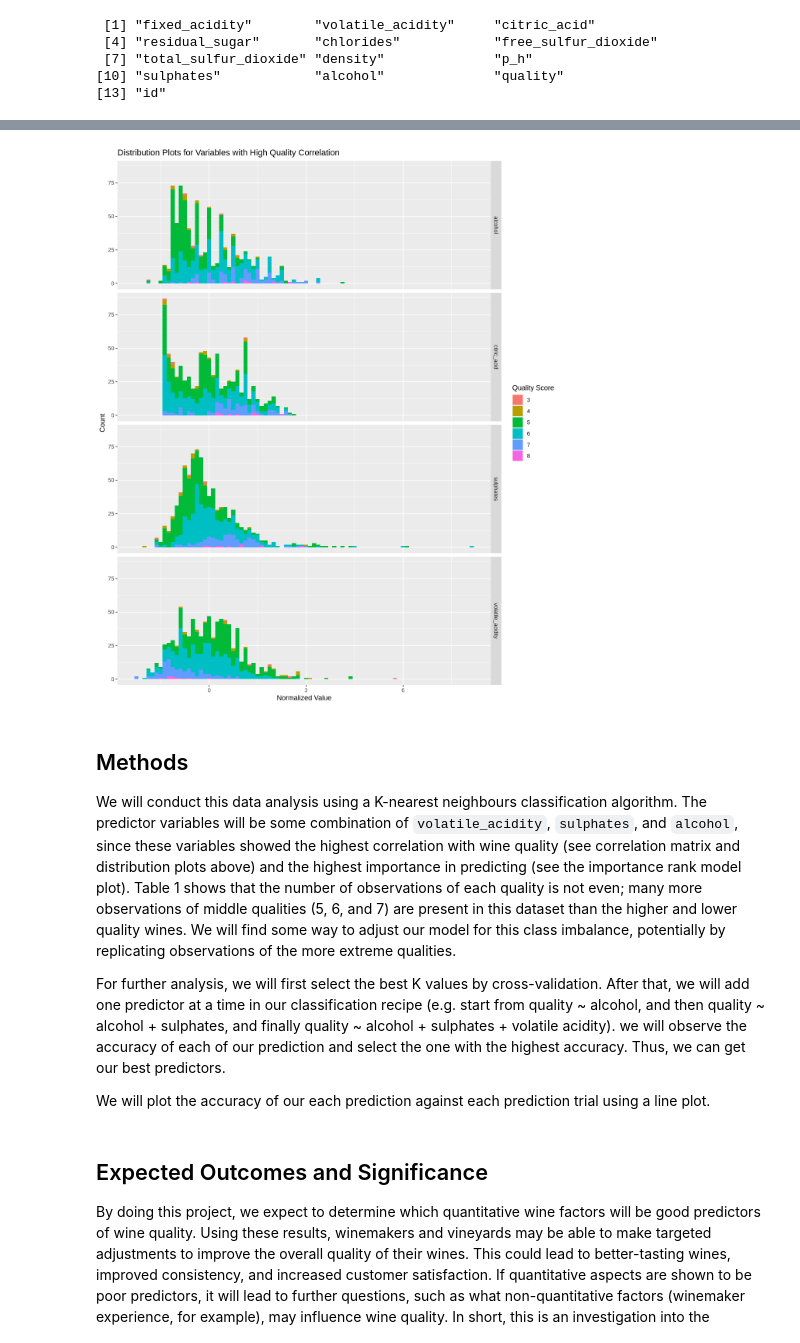
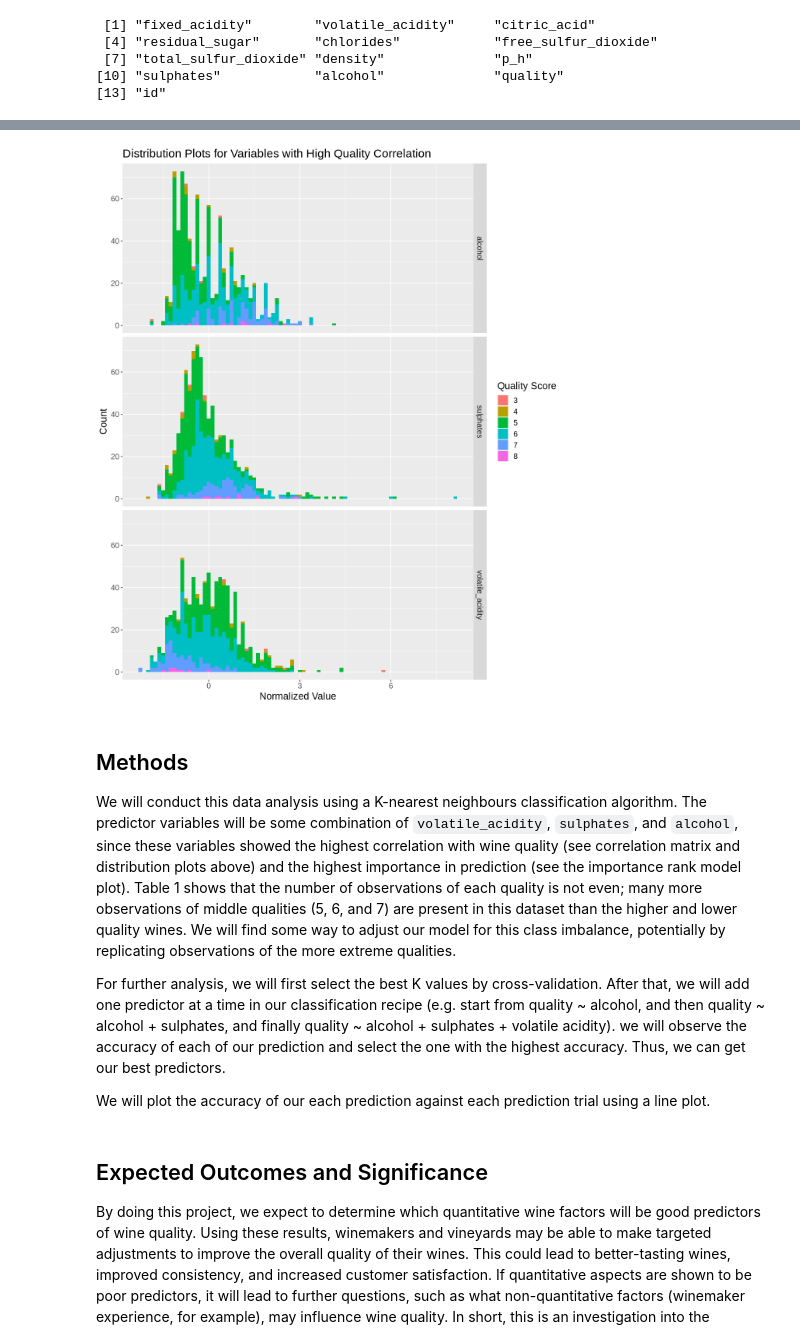
Before and after one commit to MostLeVert/goup01dsci100, a Jupyter notebook: Project_proposal.ipynb, the cells around one changed output, grey strips where cells are left out. Cells and saved outputs as stored; diff of their text form; code cells hidden in the pictures.

```diff
--- a/Project_proposal.ipynb
+++ b/Project_proposal.ipynb
@@ -138,27 +141,28 @@ varImpPlot(Importance_rank_model)
 # %%
-# Create a distribution plot for the variables with larger correlations with quality from the correlation plot above
+# Create a distribution plot for the variables that are most relevant to wine quality based on the two plots above.
 options(repr.plot.height = 12, repr.plot.width = 10)
 qual_id_df <- wine_train |>
     select(quality) # create data fram with just quality for use below
 distribution_plot <- wine_train |>
-    select(volatile_acidity, citric_acid, sulphates, alcohol) |>
+    select(volatile_acidity, sulphates, alcohol) |>
     scale() |> #Scaling data so that axis domain is consistent across plots
     as.data.frame() |>
     bind_cols(qual_id_df) |>
     pivot_longer(cols = volatile_acidity:alcohol, names_to = "measurement", values_to = "value") |>
     ggplot(aes(x = value, fill = quality)) +
         geom_histogram(binwidth = 0.125) +
         facet_grid(rows = vars(measurement)) +
         labs(x = "Normalized Value",
             y = "Count",
             title = "Distribution Plots for Variables with High Quality Correlation",
-            fill = "Quality Score")
+            fill = "Quality Score") +
+theme(text = element_text(size = 15))
 distribution_plot
 # %% [output]
-[figure, old version]
+[figure, new version]
 # %% [markdown]
 ## Methods
-We will conduct this data analysis using a K-nearest neighbours classification algorithm. The predictor variables will be some combination of `volatile_acidity`, `sulphates`, and `alcohol`, since these variables showed the highest correlation with wine quality (see correlation matrix and distribution plots above) and the highest importance in predicting (see the importance rank model plot). Table 1 shows that the number of observations of each quality is not even; many more observations of middle qualities (5, 6, and 7) are present in this dataset than the higher and lower quality wines. We will find some way to adjust our model for this class imbalance, potentially by replicating observations of the more extreme qualities.
+We will conduct this data analysis using a K-nearest neighbours classification algorithm. The predictor variables will be some combination of `volatile_acidity`, `sulphates`, and `alcohol`, since these variables showed the highest correlation with wine quality (see correlation matrix and distribution plots above) and the highest importance in prediction (see the importance rank model plot). Table 1 shows that the number of observations of each quality is not even; many more observations of middle qualities (5, 6, and 7) are present in this dataset than the higher and lower quality wines. We will find some way to adjust our model for this class imbalance, potentially by replicating observations of the more extreme qualities.
 
 For further analysis, we will first select the best K values by cross-validation. After that, we will add one predictor at a time in our classification recipe (e.g. start from quality ~ alcohol, and then quality ~ alcohol + sulphates, and finally quality ~ alcohol + sulphates + volatile acidity). we will observe the accuracy of each of our prediction and select the one with the highest accuracy. Thus, we can get our best predictors.
 
```
Also changed, not shown: parts of 4 cells of this notebook.
